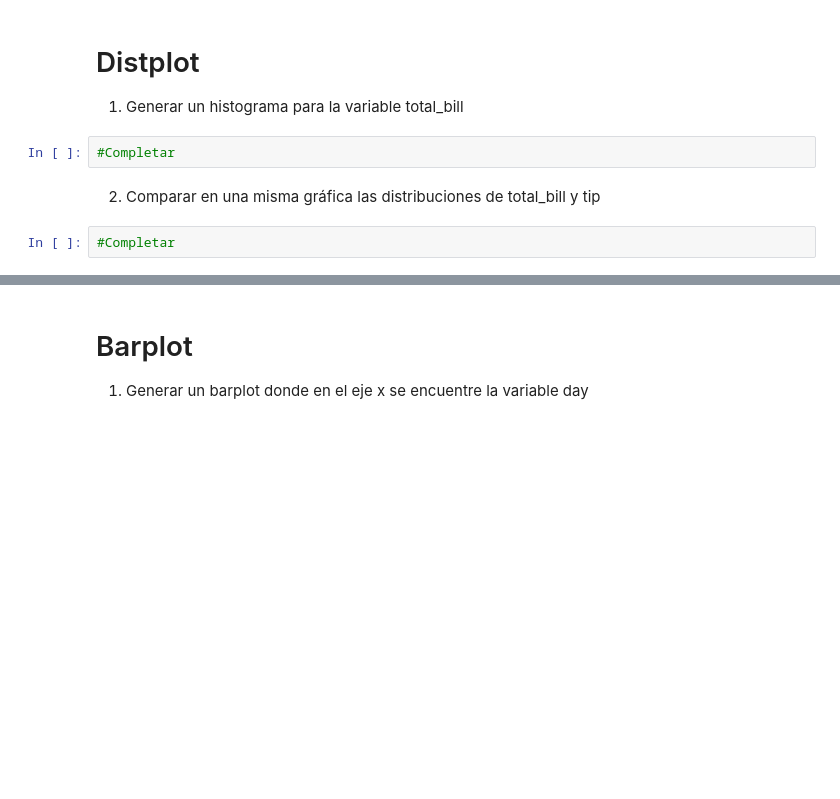
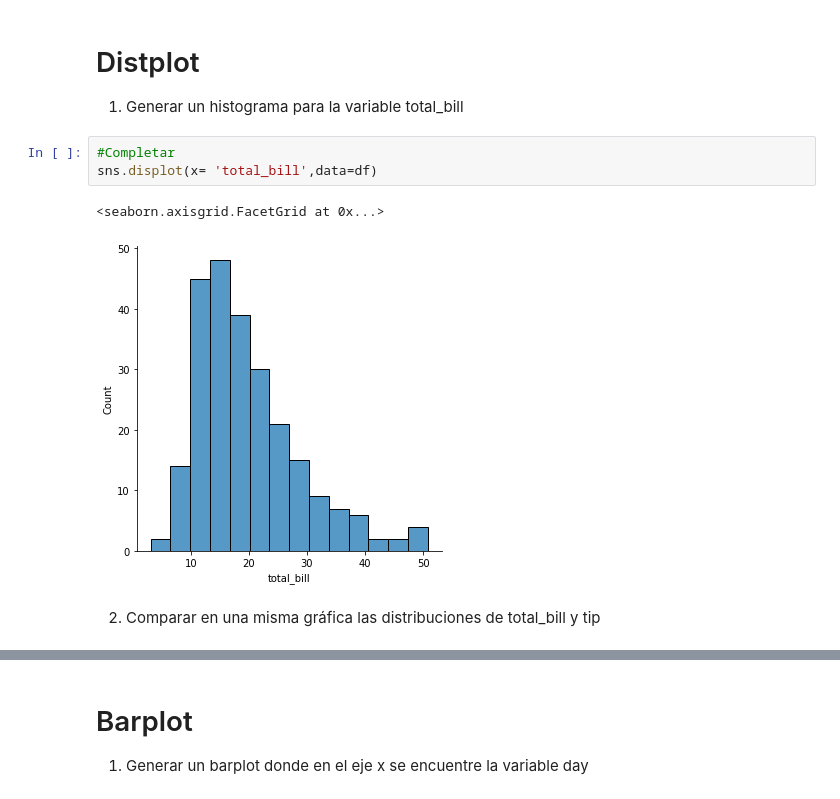
Before and after one commit to rabihaggle/DataScientist, a Jupyter notebook: Clase 36/Análisis_Multivariado_II_Alumnos_(A_Completar).ipynb, the cells around one changed output, grey strips where cells are left out. Drawn from its saved outputs; the diff is of its cells as text; blank space fills up the shorter version.

```diff
--- a/Clase 36/Análisis_Multivariado_II_Alumnos_(A_Completar).ipynb
+++ b/Clase 36/Análisis_Multivariado_II_Alumnos_(A_Completar).ipynb
@@ -124,9 +124,11 @@ sns.scatterplot(x='total_bill',y='tip',data=df,hue='sex', style='smoker',palette
 # Distplot
 
 1. Generar un histograma para la variable total_bill
-# %%
-#Completar
+# %%
+#Completar
+sns.displot(x= 'total_bill',data=df)
+# %% [output]
+<seaborn.axisgrid.FacetGrid at 0x...>
+[figure, added]
 # %% [markdown]
 2. Comparar en una misma gráfica las distribuciones de total_bill y tip
-# %%
-#Completar
```
Also changed, not shown: parts of 33 cells of this notebook.
